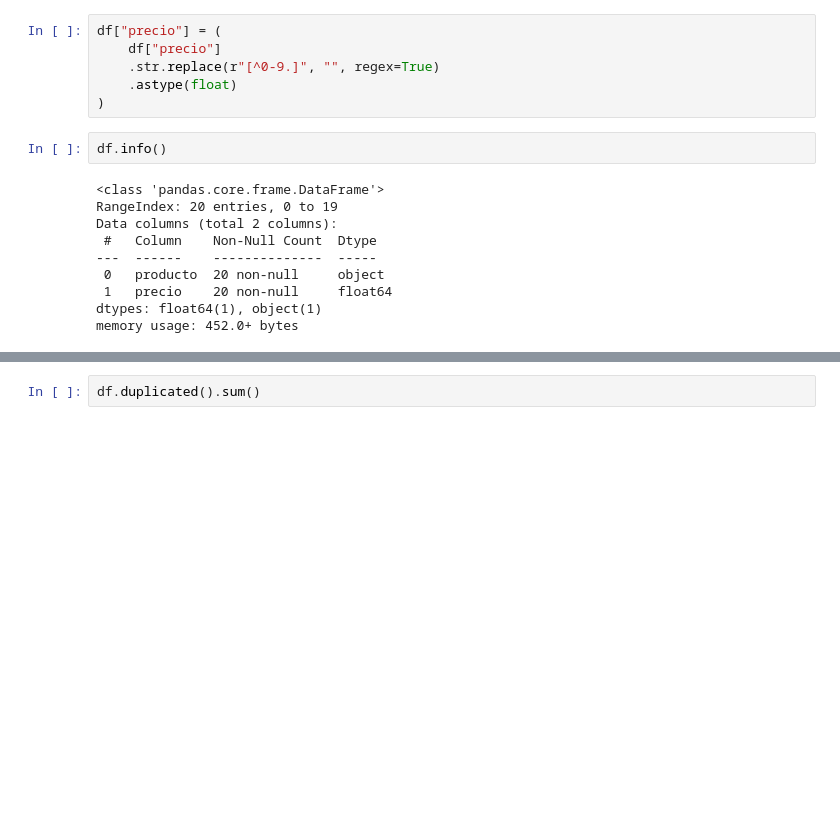
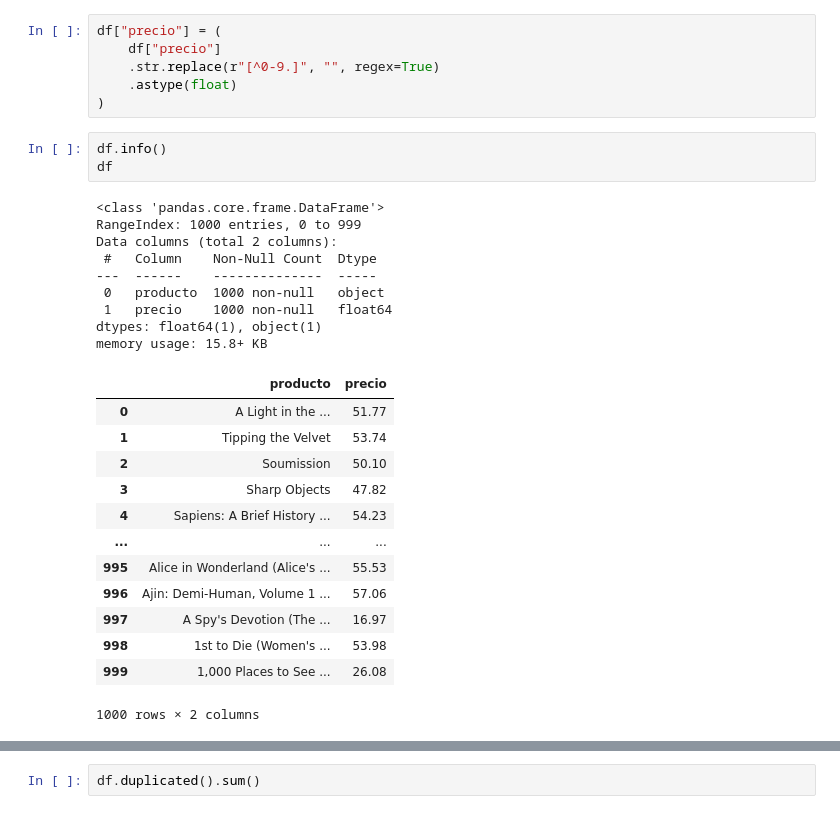
Before and after one commit to gianmarcomejia96/UTEC_DATA_DISCOVERY, a Jupyter notebook: web_scrapping_gm_1.ipynb, the cells around one changed output, grey strips where cells are left out. Saved outputs shown, nothing was run; the diff lists cells and outputs as text; blank space fills up the shorter version.

```diff
--- a/web_scrapping_gm_1.ipynb
+++ b/web_scrapping_gm_1.ipynb
@@ -105,16 +139,30 @@ df["precio"] = (
 )
 # %%
 df.info()
+df
 # %% [output]
 <class 'pandas.core.frame.DataFrame'>
-RangeIndex: 20 entries, 0 to 19
+RangeIndex: 1000 entries, 0 to 999
 Data columns (total 2 columns):
  #   Column    Non-Null Count  Dtype
 ---  ------    --------------  -----
- 0   producto  20 non-null     object
- 1   precio    20 non-null     float64
+ 0   producto  1000 non-null   object
+ 1   precio    1000 non-null   float64
 dtypes: float64(1), object(1)
-memory usage: 452.0+ bytes
+memory usage: 15.8+ KB
+|  | producto | precio |
+| 0 | A Light in the ... | 51.77 |
+| 1 | Tipping the Velvet | 53.74 |
+| 2 | Soumission | 50.10 |
+| 3 | Sharp Objects | 47.82 |
+| 4 | Sapiens: A Brief History ... | 54.23 |
+| ... | ... | ... |
+| 995 | Alice in Wonderland (Alice's ... | 55.53 |
+| 996 | Ajin: Demi-Human, Volume 1 ... | 57.06 |
+| 997 | A Spy's Devotion (The ... | 16.97 |
+| 998 | 1st to Die (Women's ... | 53.98 |
+| 999 | 1,000 Places to See ... | 26.08 |
+1000 rows × 2 columns
 # %%
 df.describe().T
 # %% [output]
```
Also changed, not shown: parts of 7 cells of this notebook.
